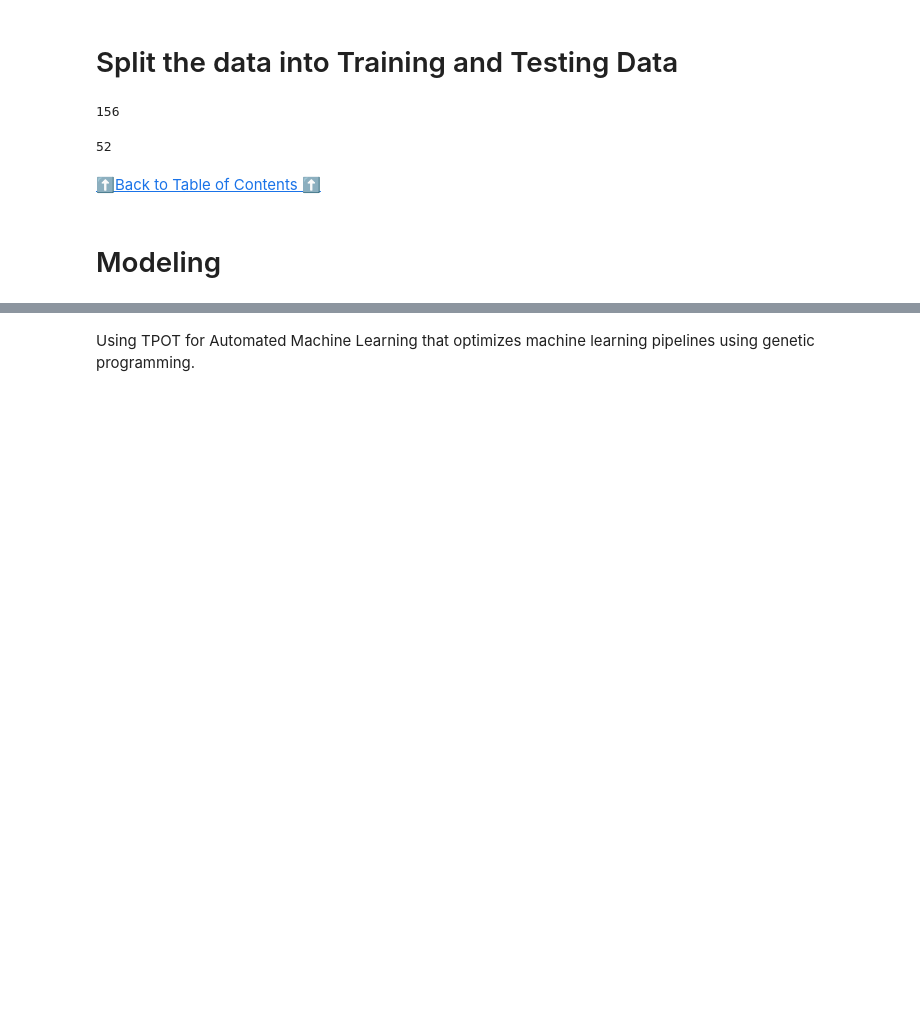
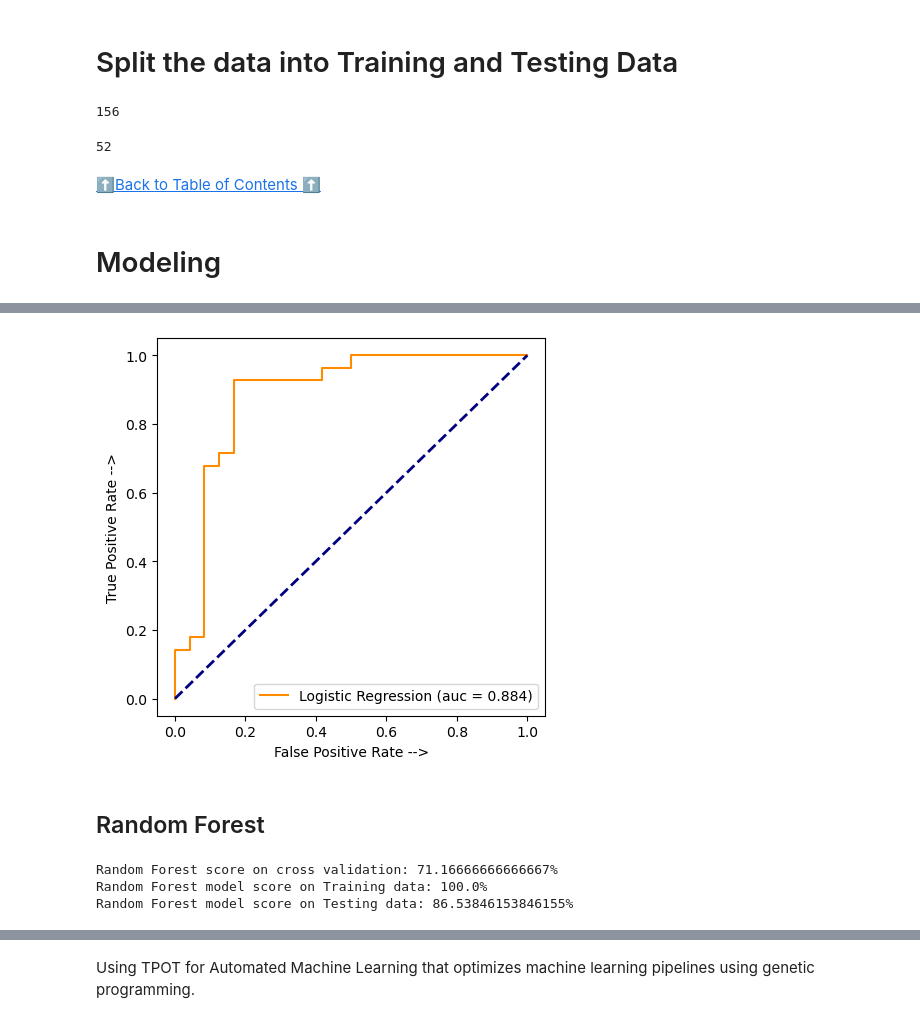
Before and after one commit to eyadayman12/Data-Science-and-Machine-Learning-Projects, a Jupyter notebook: MinevsRockPrediction/Mine vs Rock Project.ipynb, the cells around one changed output, grey strips where cells are left out. Saved outputs shown, nothing was run; the diff lists cells and outputs as text; code cells hidden in the pictures; blank space fills up the shorter version.

```diff
--- a/MinevsRockPrediction/Mine vs Rock Project.ipynb
+++ b/MinevsRockPrediction/Mine vs Rock Project.ipynb
@@ -375,0 +453,15 @@ len(X_test)
+# %%
+roc(lr_model, "Logistic Regression")
+# %% [output]
+[figure, added]
+# %% [markdown]
+<a id='8.2'></a>
+## Random Forest
+# %%
+rf_model = RandomForestClassifier()
+kfolds(rf_model, "Random Forest")
+train(rf_model, "Random Forest")
+# %% [output]
+Random Forest score on cross validation: 71.16666666666667%
+Random Forest model score on Training data: 100.0%
+Random Forest model score on Testing data: 86.53846153846155%
```
Also changed, not shown: parts of 63 cells of this notebook.
